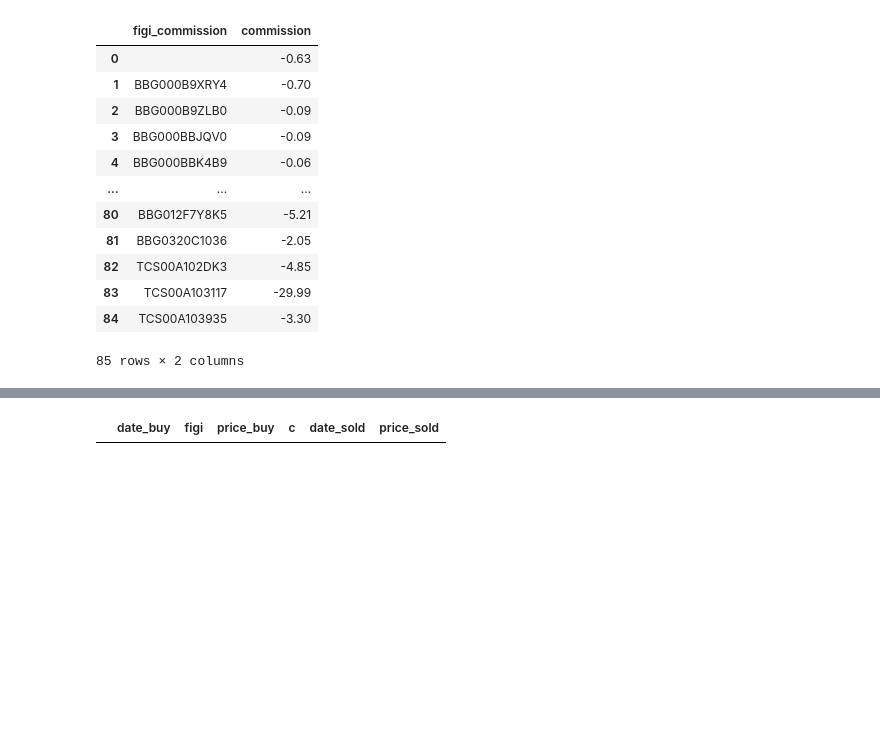
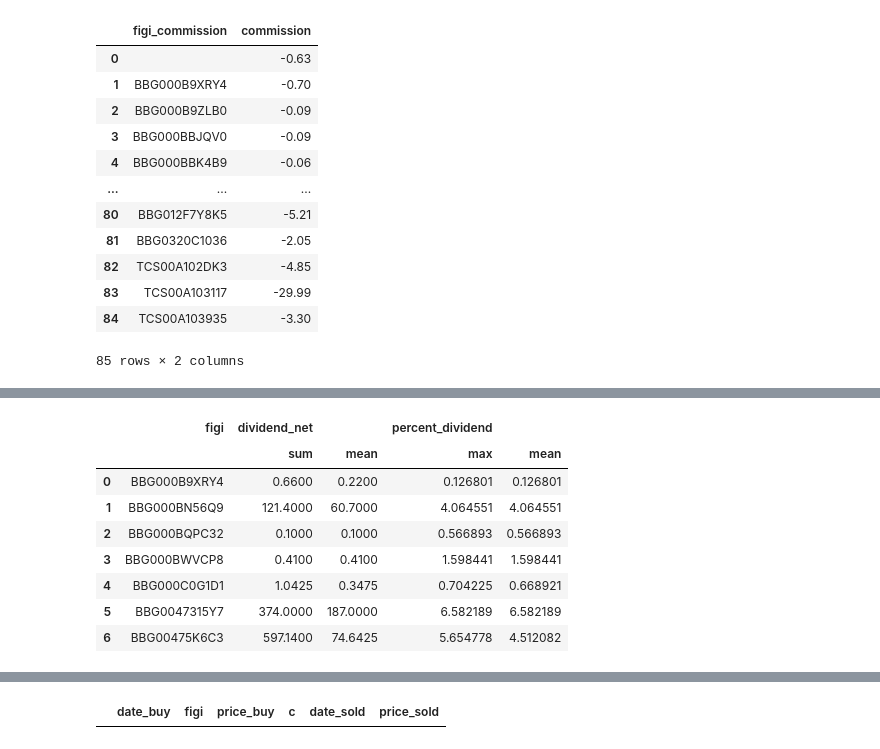
Before and after one commit to VNEShi/tinkoff-invest, a Jupyter notebook: Статистика Тинькоф инвестиций.ipynb, the cells around one changed output, grey strips where cells are left out. Drawn from its saved outputs; the diff is of its cells as text; code cells hidden in the pictures; blank space fills up the shorter version.

```diff
--- a/Статистика Тинькоф инвестиций.ipynb
+++ b/Статистика Тинькоф инвестиций.ipynb
@@ -242,0 +244,20 @@ df_buy_sold
+# %%
+figi_dividend = []
+last_day_buy = []
+dividend_net = []
+
+with Client(token) as client:
+    for figis_for_divident_info in list(df_buy_sold[df_buy_sold['type'] == 'share']['figi'].unique()):
+        dividends_info = client.instruments.get_dividends(figi=figis_for_divident_info,
+                                                          from_=start_date,
+                                                          to=datetime.datetime.now())
+
+        for day_dividend_info in dividends_info.dividends:
+            figi_dividend.append(figis_for_divident_info)
+            last_day_buy.append(day_dividend_info.last_buy_date)
+            dividend_net.append(money(day_dividend_info.dividend_net) * all_lots_info[figis_for_divident_info])
+# %%
+df_dividend = pd.DataFrame({'figi': figi_dividend,
+                            'last_day_buy': last_day_buy,
+                            'dividend_net': dividend_net})
+df_dividend
@@ -242,0 +365,24 @@ df_buy_sold
+# %%
+df_closed_shares_dividend = df_closed_shares.merge(df_dividend,
+                                                       how='left',
+                                                       on='figi')
+
+df_closed_shares_dividend = df_closed_shares_dividend[(df_closed_shares_dividend['last_day_buy'] > \
+                                                                   df_closed_shares_dividend['date_buy']) &
+                                                      (df_closed_shares_dividend['last_day_buy'] < \
+                                                                   df_closed_shares_dividend['date_sold'])]
+df_closed_shares_dividend['percent_dividend'] = df_closed_shares_dividend['dividend_net'] / df_closed_shares_dividend['price_buy'] * 100
+df_stats_div = df_closed_shares_dividend.iloc[:,[1,8,9]].groupby('figi', as_index=False)\
+                                                    .agg({'dividend_net': ['sum', 'mean'],
+                                                          'percent_dividend': ['max', 'mean']})
+df_stats_div = df_stats_div.merge()
+# %% [output]
+|  | figi | dividend_net |  | percent_dividend |  |
+|  |  | sum | mean | max | mean |
+| 0 | BBG000B9XRY4 | 0.6600 | 0.2200 | 0.126801 | 0.126801 |
+| 1 | BBG000BN56Q9 | 121.4000 | 60.7000 | 4.064551 | 4.064551 |
+| 2 | BBG000BQPC32 | 0.1000 | 0.1000 | 0.566893 | 0.566893 |
+| 3 | BBG000BWVCP8 | 0.4100 | 0.4100 | 1.598441 | 1.598441 |
+| 4 | BBG000C0G1D1 | 1.0425 | 0.3475 | 0.704225 | 0.668921 |
+| 5 | BBG0047315Y7 | 374.0000 | 187.0000 | 6.582189 | 6.582189 |
+| 6 | BBG00475K6C3 | 597.1400 | 74.6425 | 5.654778 | 4.512082 |
```
Also changed, not shown: parts of 25 cells of this notebook.
